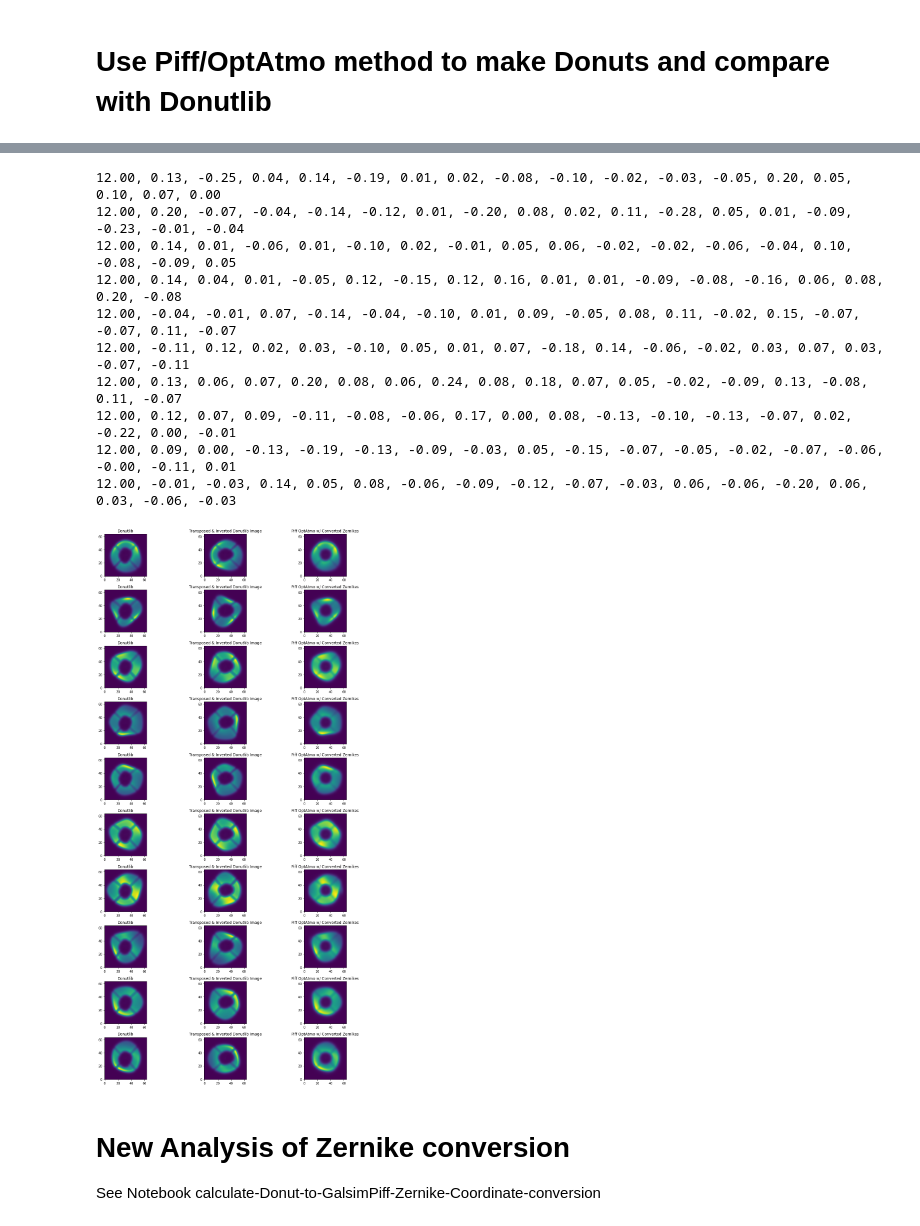
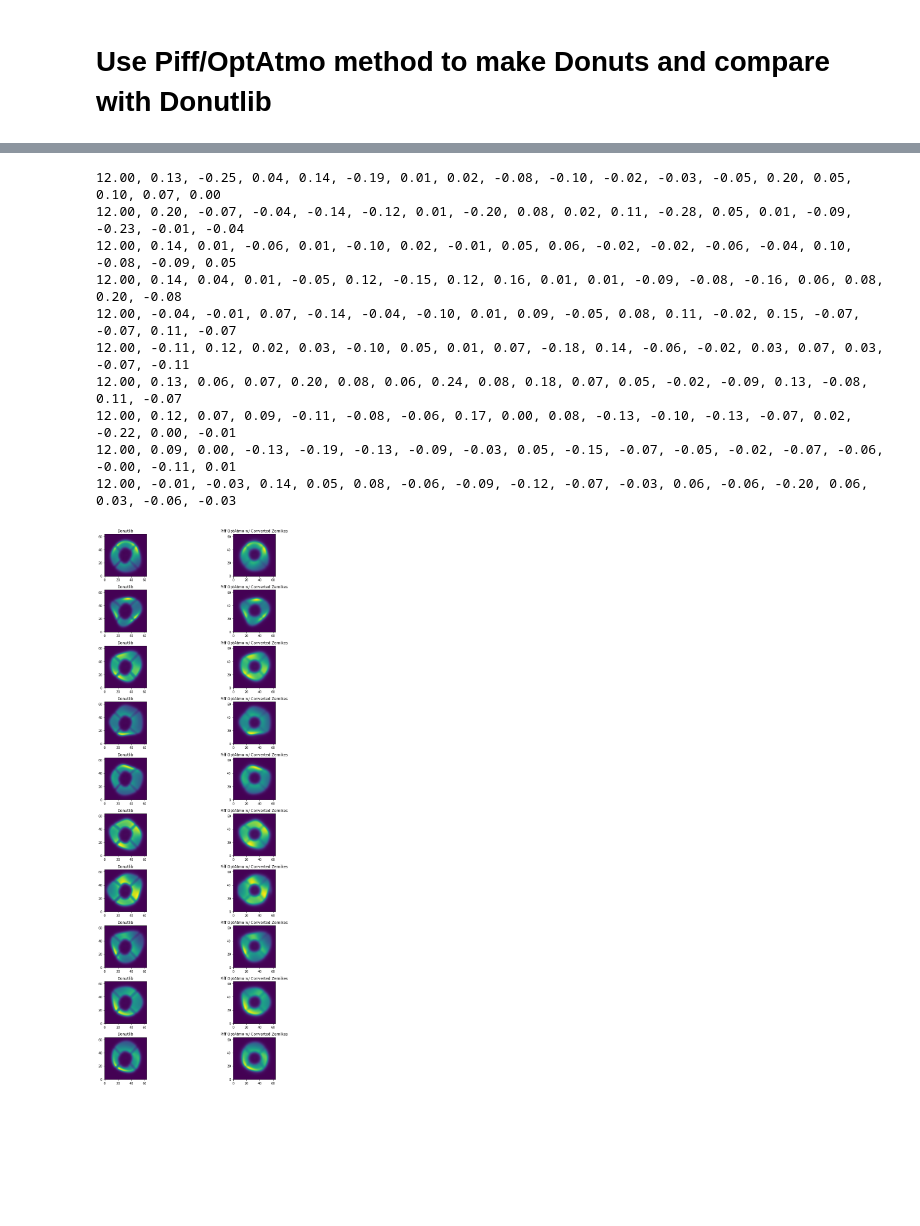
Before and after one commit to aaronroodman/Notebooks, a Jupyter notebook: Piff/compare-Images-Donutlib-vs-PiffOptAtmo.ipynb, the cells around one changed output, grey strips where cells are left out. Saved outputs shown, nothing was run; the diff lists cells and outputs as text; code cells hidden in the pictures; blank space fills up the shorter version.

```diff
--- a/Piff/compare-Images-Donutlib-vs-PiffOptAtmo.ipynb
+++ b/Piff/compare-Images-Donutlib-vs-PiffOptAtmo.ipynb
@@ -363,44 +410,37 @@ def transform_zernike_plus(a_fp):
 r0 = 0.2 # Pretty good seeing, corresponds to 0.7 arcsec at 700nm
 gd = galsim.GaussianDeviate(12345)
 z4 = 12.0
-fig, axes = plt.subplots(10, 3, figsize=(15, 25))
+fig, axes = plt.subplots(10, 2, figsize=(15, 25))
 for i in range(10):
     # Add Gaussian-distributed aberrations
     zarray_ran = np.empty((17,), float)
     gd.generate(zarray_ran)
     zarray = [z4]+list(0.1*zarray_ran)
 
     print(', '.join(f'{q:.2f}' for q in zarray))
     #print(zarray)
 
     donut_image = donut_calc(zarray, r0)
-    piff_image_zconvert = piff_calc(transform_zernike_plus(zarray),r0)
+    piff_image_zconvert = piff_calc(transform_zernike_minus(zarray),r0)
     axes[i, 0].imshow(donut_image,origin='lower')
-    axes[i, 1].imshow(np.transpose(np.flip(donut_image)),origin='lower') # should be correct
-    axes[i, 2].imshow(piff_image_zconvert.array,origin='lower')
+    #axes[i, 1].imshow(np.transpose(np.flip(donut_image)),origin='lower') # should be correct
+    axes[i, 1].imshow(piff_image_zconvert.array,origin='lower')
 
     axes[i, 0].set_title("Donutlib")
-    axes[i, 1].set_title("Transposed & Inverted Donutlib Image")
-    axes[i, 2].set_title("Piff OptAtmo w/ Converted Zernikes")
+    #axes[i, 1].set_title("Transposed & Inverted Donutlib Image")
+    axes[i, 1].set_title("Piff OptAtmo w/ Converted Zernikes")
 
 fig.tight_layout()
 # fig.savefig("comparison.png")
-
-# WHY don't the Transposed & Inverted Donutlib images match the Piff images with Converted Zernikes?
-# See below for the results with correct Zernike conversion!!!
 # %% [output]
 12.00, 0.13, -0.25, 0.04, 0.14, -0.19, 0.01, 0.02, -0.08, -0.10, -0.02, -0.03, -0.05, 0.20, 0.05, 0.10, 0.07, 0.00
 12.00, 0.20, -0.07, -0.04, -0.14, -0.12, 0.01, -0.20, 0.08, 0.02, 0.11, -0.28, 0.05, 0.01, -0.09, -0.23, -0.01, -0.04
 12.00, 0.14, 0.01, -0.06, 0.01, -0.10, 0.02, -0.01, 0.05, 0.06, -0.02, -0.02, -0.06, -0.04, 0.10, -0.08, -0.09, 0.05
 12.00, 0.14, 0.04, 0.01, -0.05, 0.12, -0.15, 0.12, 0.16, 0.01, 0.01, -0.09, -0.08, -0.16, 0.06, 0.08, 0.20, -0.08
 12.00, -0.04, -0.01, 0.07, -0.14, -0.04, -0.10, 0.01, 0.09, -0.05, 0.08, 0.11, -0.02, 0.15, -0.07, -0.07, 0.11, -0.07
 12.00, -0.11, 0.12, 0.02, 0.03, -0.10, 0.05, 0.01, 0.07, -0.18, 0.14, -0.06, -0.02, 0.03, 0.07, 0.03, -0.07, -0.11
 12.00, 0.13, 0.06, 0.07, 0.20, 0.08, 0.06, 0.24, 0.08, 0.18, 0.07, 0.05, -0.02, -0.09, 0.13, -0.08, 0.11, -0.07
 12.00, 0.12, 0.07, 0.09, -0.11, -0.08, -0.06, 0.17, 0.00, 0.08, -0.13, -0.10, -0.13, -0.07, 0.02, -0.22, 0.00, -0.01
 12.00, 0.09, 0.00, -0.13, -0.19, -0.13, -0.09, -0.03, 0.05, -0.15, -0.07, -0.05, -0.02, -0.07, -0.06, -0.00, -0.11, 0.01
 12.00, -0.01, -0.03, 0.14, 0.05, 0.08, -0.06, -0.09, -0.12, -0.07, -0.03, 0.06, -0.06, -0.20, 0.06, 0.03, -0.06, -0.03
-[figure, old version]
+[figure, new version]
-# %% [markdown]
-# New Analysis of Zernike conversion
-
-See Notebook calculate-Donut-to-GalsimPiff-Zernike-Coordinate-conversion
```
Also changed, not shown: parts of 10 cells of this notebook, 3 other files.
